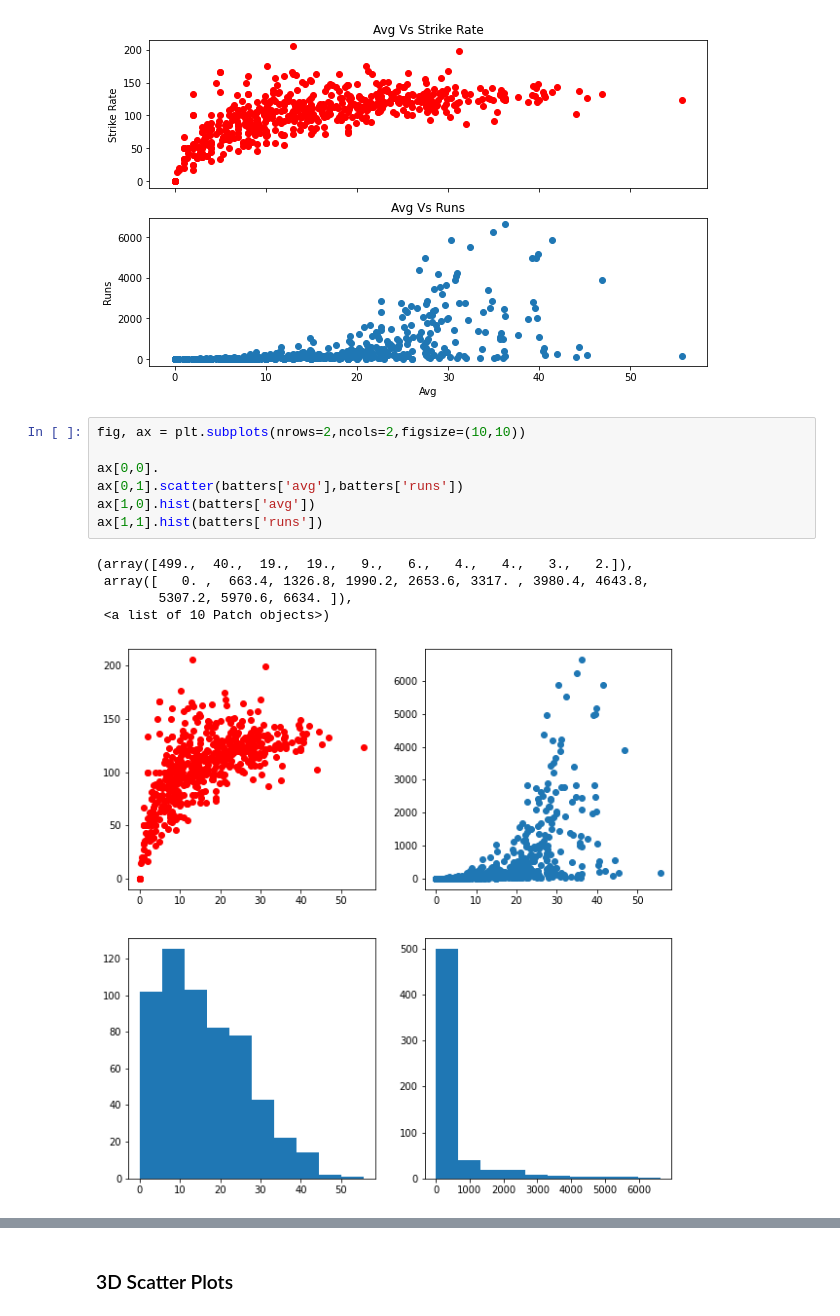
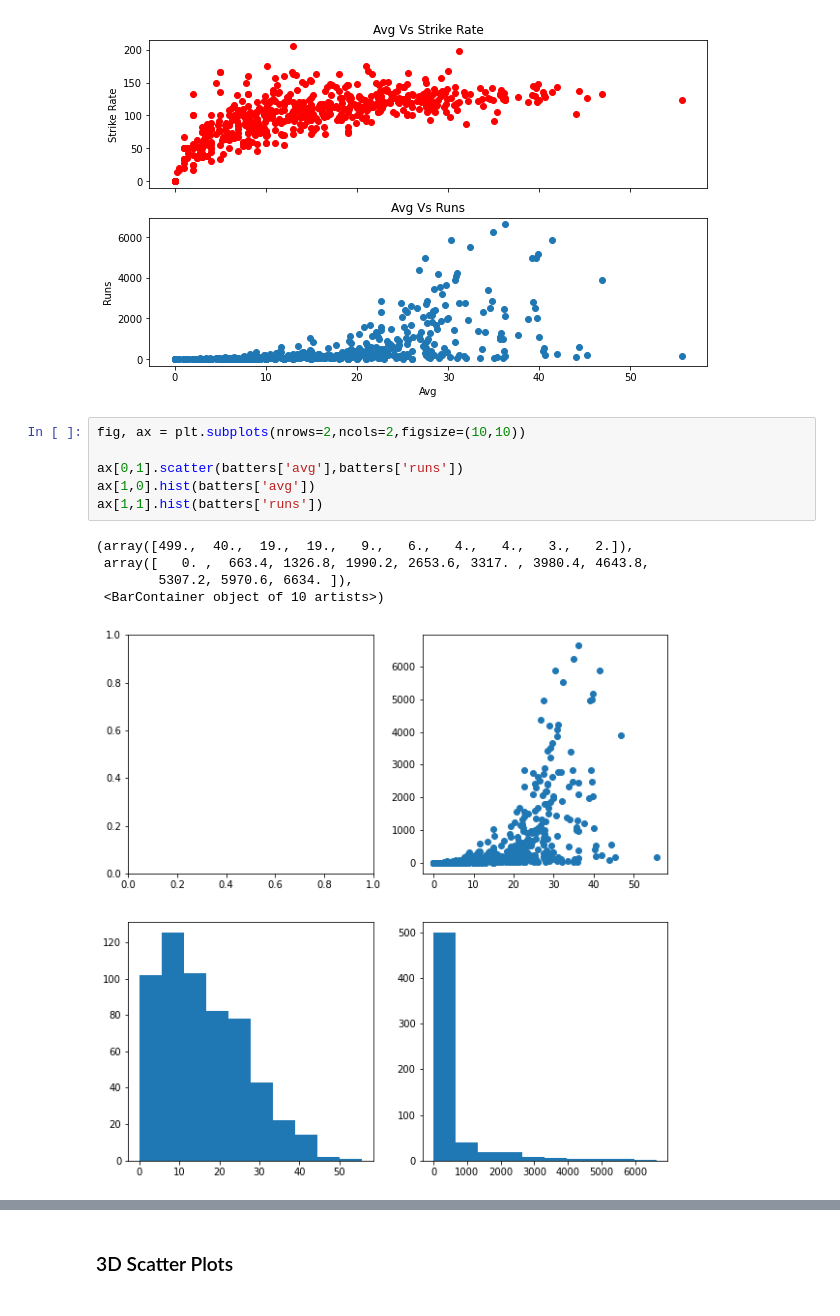
Before and after one commit to vinayak910/DS-LearningJourney, a Jupyter notebook: 6. Visualization/matplotlib/session_24_advanced_matplotlib.ipynb, the cells around one changed output, grey strips where cells are left out. Drawn from its saved outputs; the diff is of its cells as text.

```diff
--- a/6. Visualization/matplotlib/session_24_advanced_matplotlib.ipynb
+++ b/6. Visualization/matplotlib/session_24_advanced_matplotlib.ipynb
@@ -186,16 +186,15 @@ Text(0.5, 0, 'Avg')
 # %%
 fig, ax = plt.subplots(nrows=2,ncols=2,figsize=(10,10))
 
-ax[0,0].
 ax[0,1].scatter(batters['avg'],batters['runs'])
 ax[1,0].hist(batters['avg'])
 ax[1,1].hist(batters['runs'])
 # %% [output]
 (array([499.,  40.,  19.,  19.,   9.,   6.,   4.,   4.,   3.,   2.]),
  array([   0. ,  663.4, 1326.8, 1990.2, 2653.6, 3317. , 3980.4, 4643.8,
         5307.2, 5970.6, 6634. ]),
- <a list of 10 Patch objects>)
+ <BarContainer object of 10 artists>)
-[figure, old version]
+[figure, new version]
 # %%
 fig = plt.figure()
 
```
Also changed, not shown: parts of 18 cells of this notebook, 9 other files.
